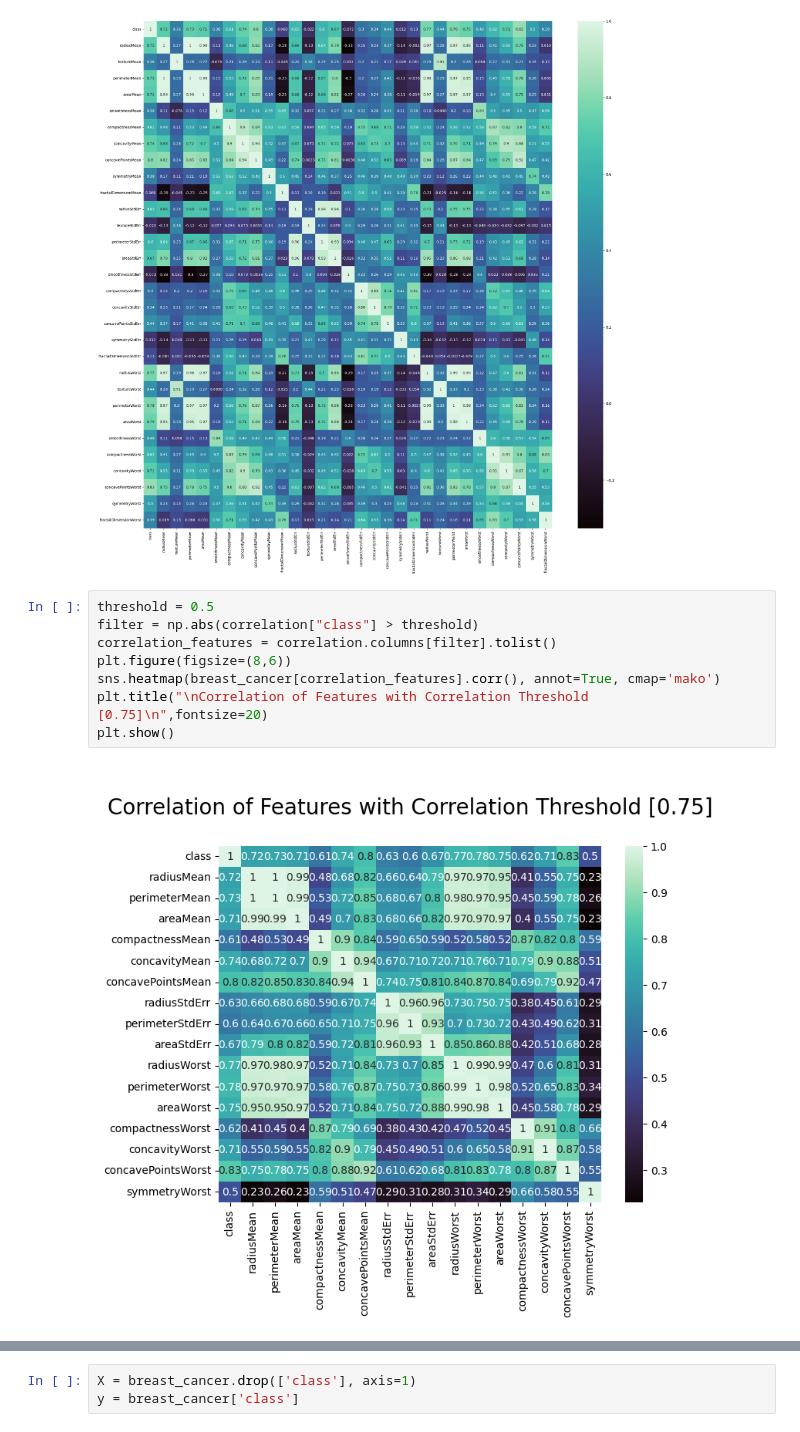
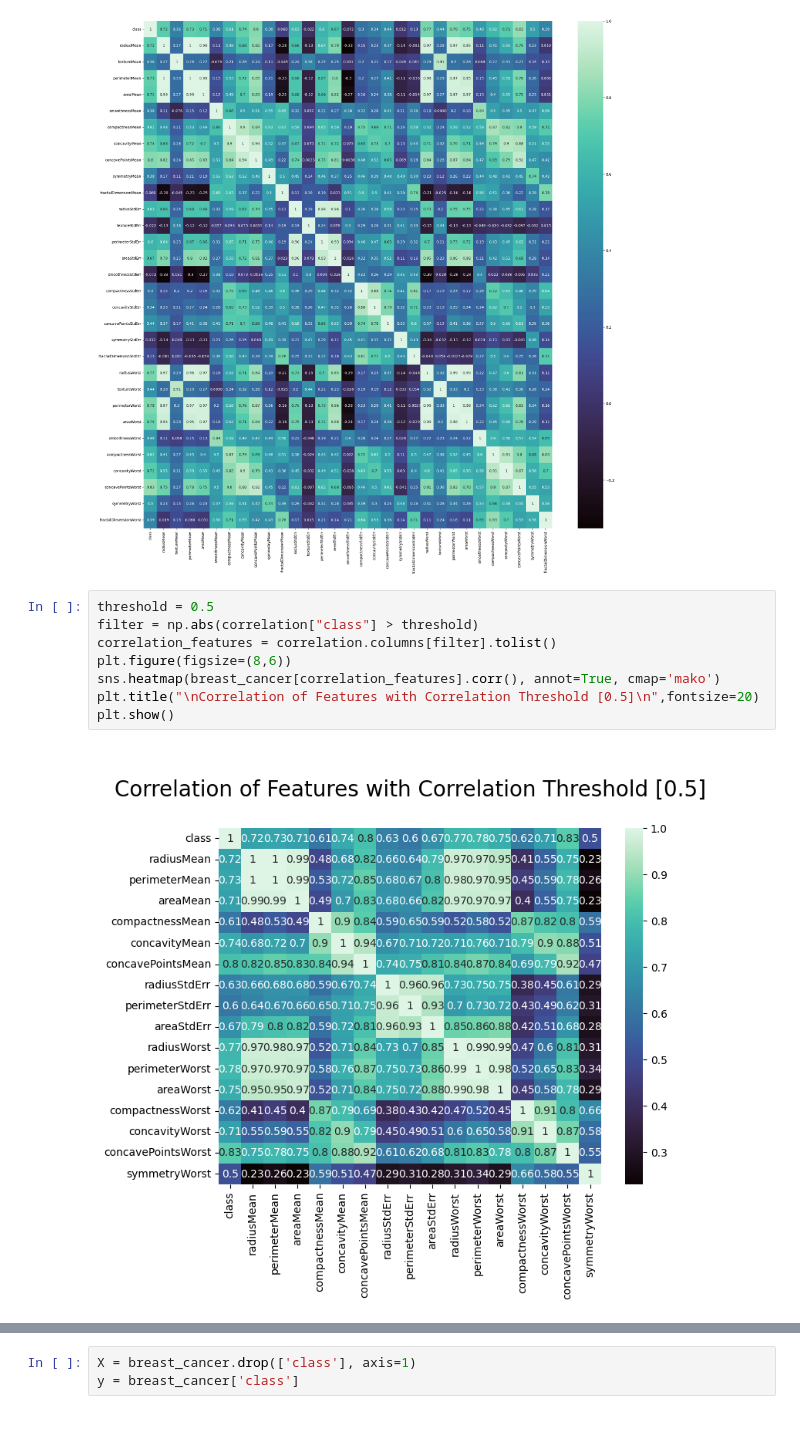
Before and after one commit to lebe1/MachineLearningCourse, a Jupyter notebook: Exercise1/data/explore_breast_cancer.ipynb, the cells around one changed output, grey strips where cells are left out. Cells and saved outputs as stored; diff of their text form.

```diff
--- a/Exercise1/data/explore_breast_cancer.ipynb
+++ b/Exercise1/data/explore_breast_cancer.ipynb
@@ -184,13 +171,13 @@ sns.heatmap(correlation, annot=True, cmap='mako')
 # %%
 threshold = 0.5
 filter = np.abs(correlation["class"] > threshold)
 correlation_features = correlation.columns[filter].tolist()
 plt.figure(figsize=(8,6))
 sns.heatmap(breast_cancer[correlation_features].corr(), annot=True, cmap='mako')
-plt.title("\nCorrelation of Features with Correlation Threshold [0.75]\n",fontsize=20)
+plt.title("\nCorrelation of Features with Correlation Threshold [0.5]\n",fontsize=20)
 plt.show()
 # %% [output]
-[figure, old version]
+[figure, new version]
 # %%
 breast_cancer.drop(columns=['class',
                             'areaMean',
```
Also changed, not shown: parts of 50 cells of this notebook, 1 other file.
